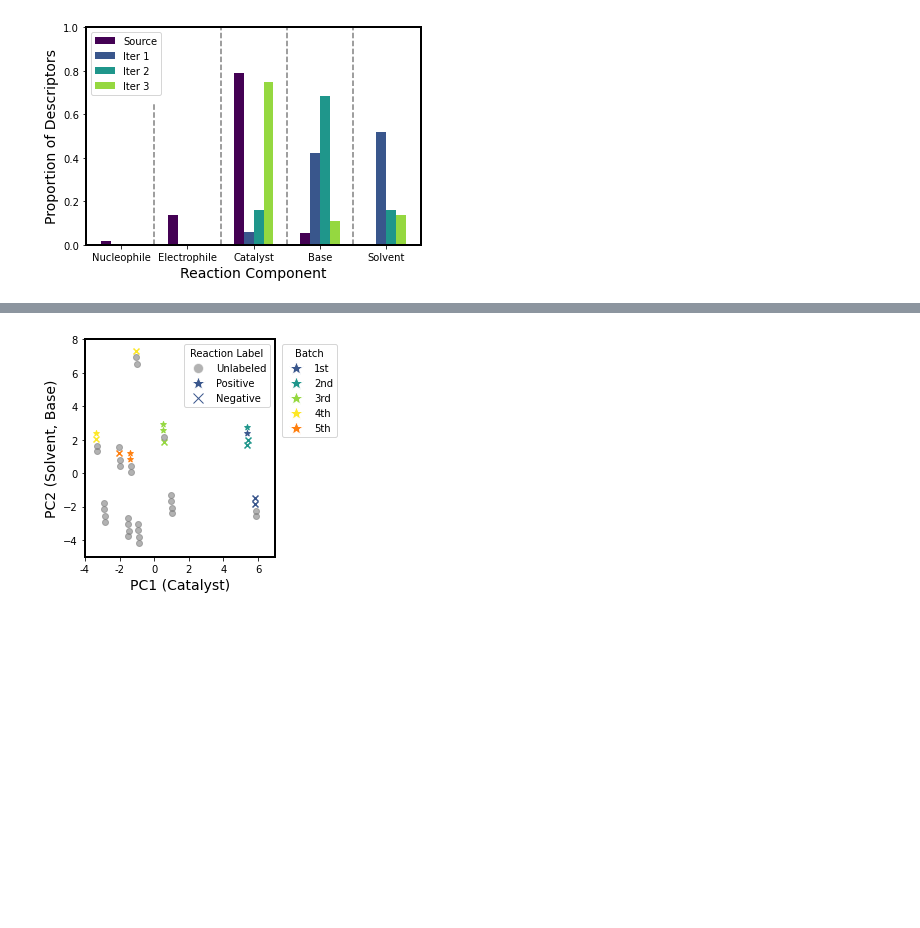
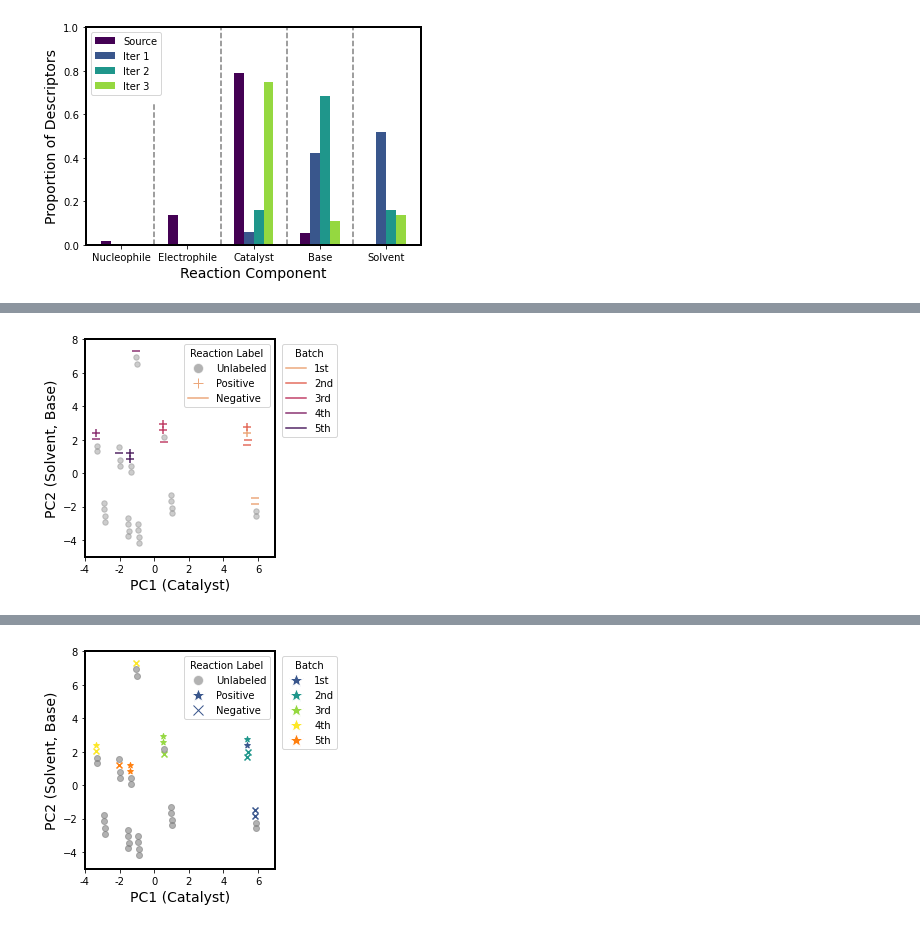
Before and after one commit to ZimmermanGroup/ActiveTransfer, a Jupyter notebook: ActiveTransfer.ipynb, the cells around one changed output, grey strips where cells are left out. Drawn from its saved outputs; the diff is of its cells as text; code cells hidden in the pictures; blank space fills up the shorter version.

```diff
--- a/ActiveTransfer.ipynb
+++ b/ActiveTransfer.ipynb
@@ -108,0 +181,7 @@ for i,source in enumerate(sources) :
+# %%
+pal = sns.color_palette("flare", 29)
+plot_conducted_rxns_by_pca(nnucs_to_pyrazole_models["amides_to_heterocycle"]["arrays"][6], het_id, het_desc,
+                           marker_dict={1:"_",0:"+"},
+                          color_list=[x for i, x in enumerate(pal.as_hex()) if i%7 == 0])
+# %% [output]
+[figure, added]
```
Also changed, not shown: parts of 6 cells of this notebook, 3 other files.
